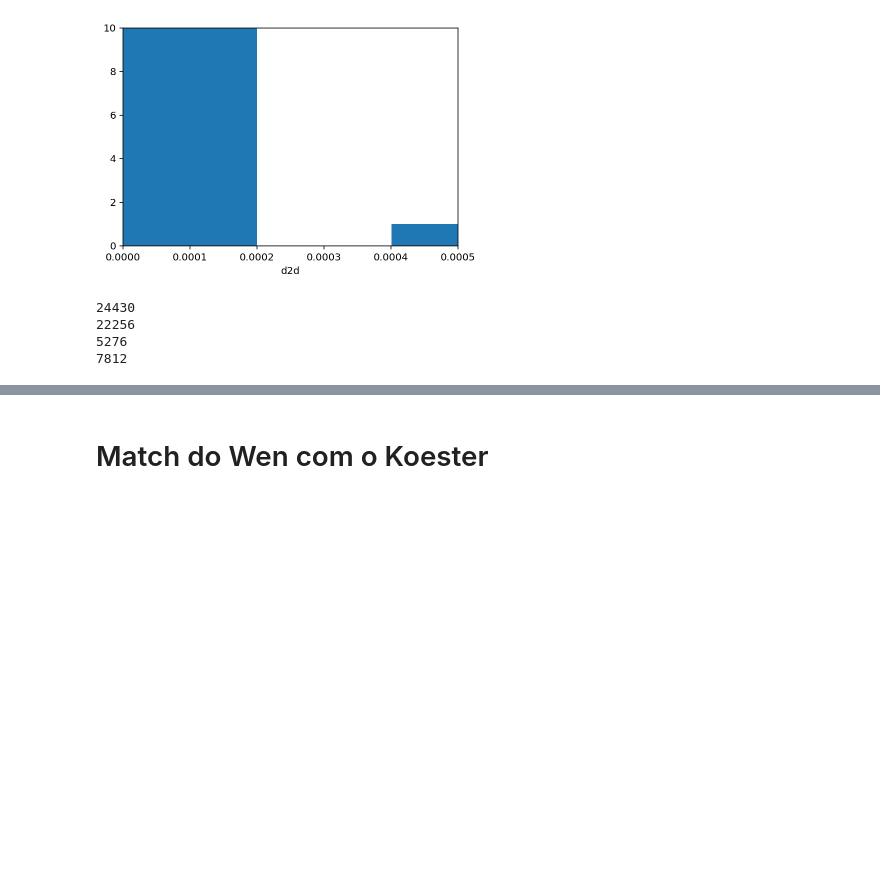
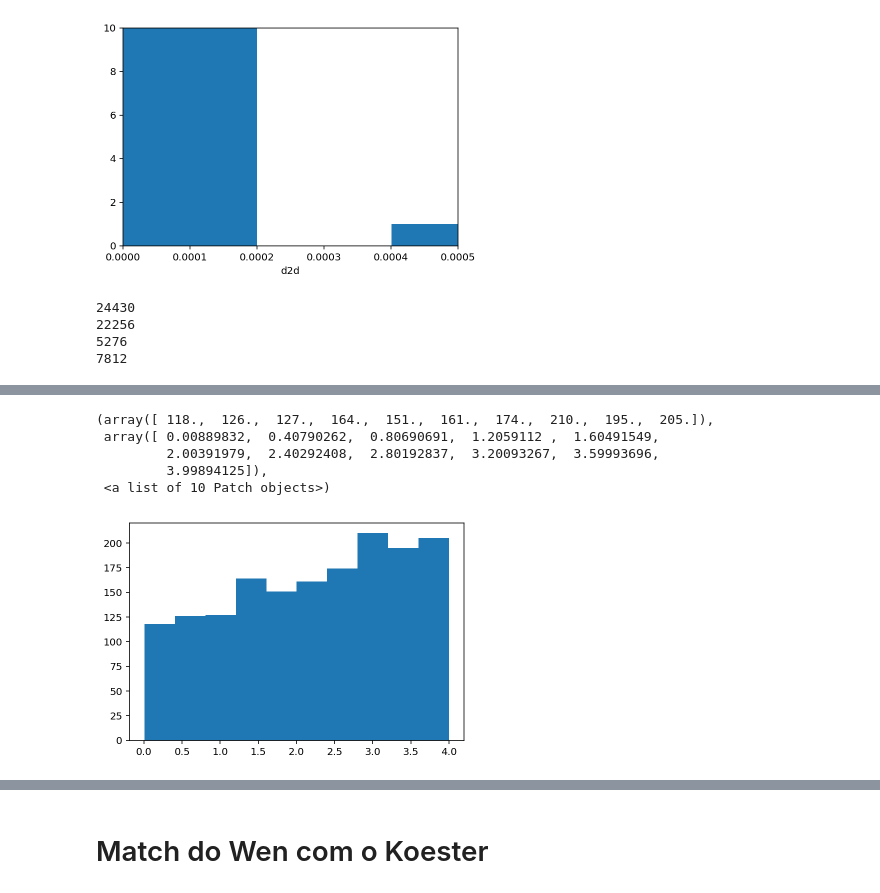
Before and after one commit to clusteron/comparison, a Jupyter notebook: Matches.ipynb, the cells around one changed output, grey strips where cells are left out. Saved outputs shown, nothing was run; the diff lists cells and outputs as text; code cells hidden in the pictures; blank space fills up the shorter version.

```diff
--- a/Matches.ipynb
+++ b/Matches.ipynb
@@ -95,0 +141,10 @@ Números de objetos do rykoff = 290
+# %%
+# Histograma 3d
+plt.hist(d3d)
+# %% [output]
+(array([ 118.,  126.,  127.,  164.,  151.,  161.,  174.,  210.,  195.,  205.]),
+ array([ 0.00889832,  0.40790262,  0.80690691,  1.2059112 ,  1.60491549,
+         2.00391979,  2.40292408,  2.80192837,  3.20093267,  3.59993696,
+         3.99894125]),
+ <a list of 10 Patch objects>)
+[figure, added]
```
Also changed, not shown: parts of 17 cells of this notebook.
